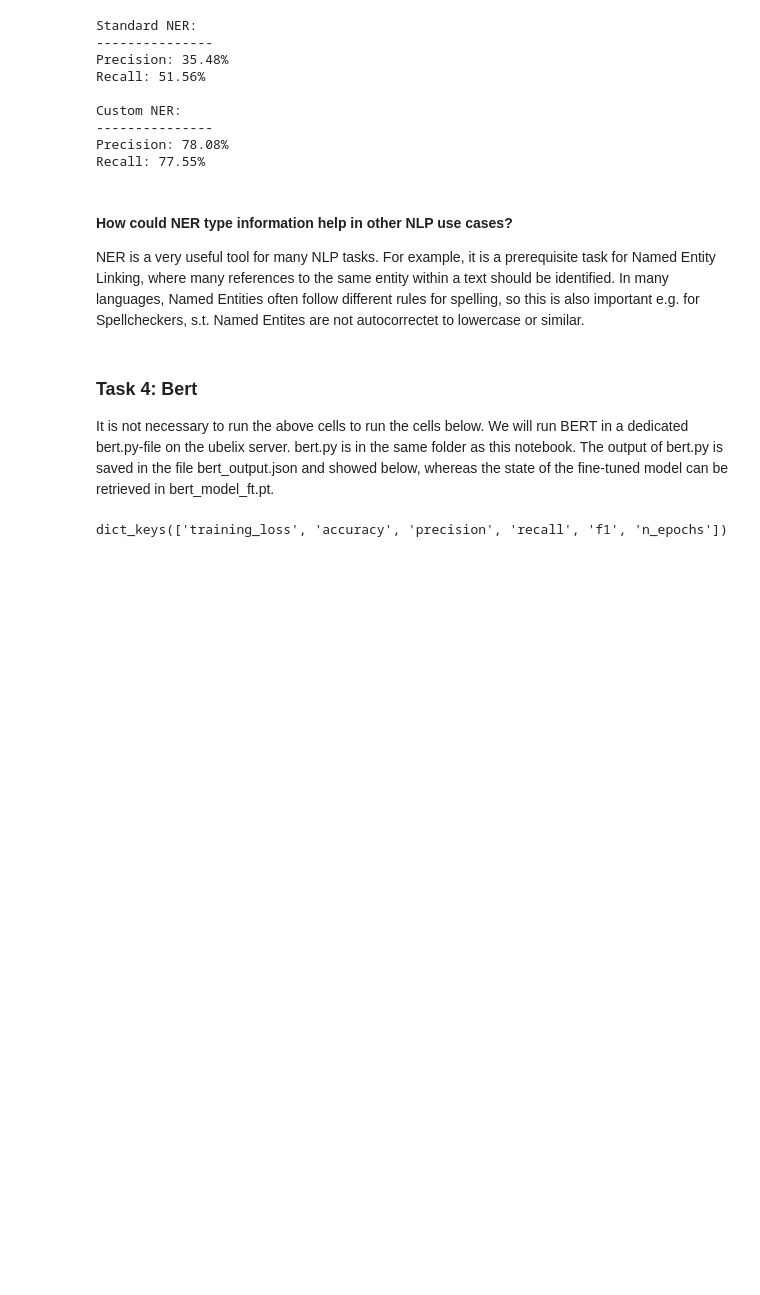
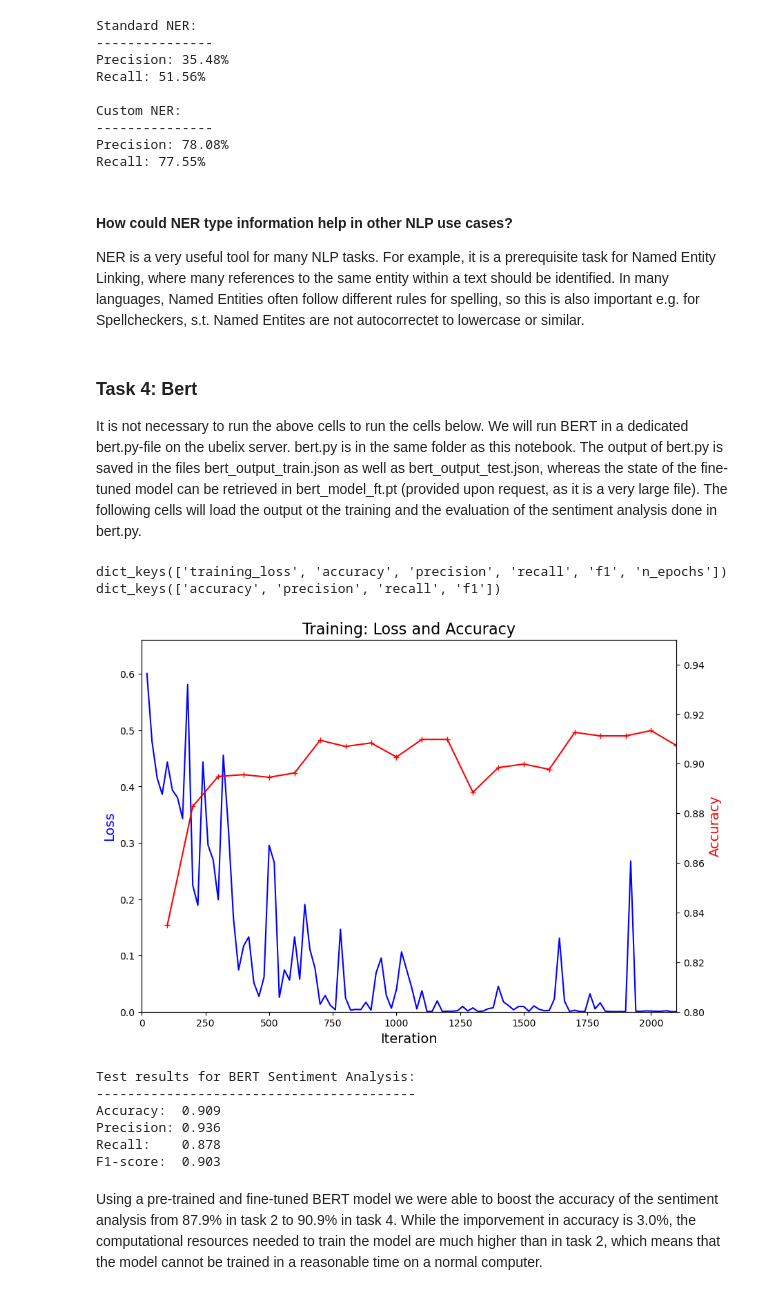
Before and after one commit to homolan13/twitter_mental_health, a Jupyter notebook: project_TimYanis.ipynb, the cells around one changed output. Drawn from its saved outputs; the diff is of its cells as text; code cells hidden in the pictures; blank space fills up the shorter version.

```diff
--- a/project_TimYanis.ipynb
+++ b/project_TimYanis.ipynb
@@ -676,15 +676,69 @@ NER is a very useful tool for many NLP tasks.  For example, it is a prerequisite
 # %% [markdown]
 ### Task 4: Bert
 It is not necessary to run the above cells to run the cells below.
-We will run BERT in a dedicated bert.py-file on the ubelix server. bert.py is in the same folder as this notebook. The output of bert.py is saved in the file bert_output.json and showed below, whereas the state of the fine-tuned model can be retrieved in bert_model_ft.pt.
+We will run BERT in a dedicated bert.py-file on the ubelix server. bert.py is in the same folder as this notebook. The output of bert.py is saved in the files bert_output_train.json as well as bert_output_test.json, whereas the state of the fine-tuned model can be retrieved in bert_model_ft.pt (provided upon request, as it is a very large file). The following cells will load the output ot the training and the evaluation of the sentiment analysis done in bert.py.
 # %%
 import json
 import numpy as np
 import matplotlib.pyplot as plt
 # %%
-with open('output/bert_output.json', 'r') as f:
-    output_dict = json.load(f)
+with open('output/bert_output_train.json', 'r') as f:
+    train_dict = json.load(f)
+with open('output/bert_output_test.json', 'r') as f:
+    test_dict = json.load(f)
 
-print(output_dict.keys())
+print(train_dict.keys())
+print(test_dict.keys())
 # %% [output]
 dict_keys(['training_loss', 'accuracy', 'precision', 'recall', 'f1', 'n_epochs'])
+dict_keys(['accuracy', 'precision', 'recall', 'f1'])
+# %%
+# Plot TRAINING loss and accuracy
+it_loss = [item[0] for item in train_dict['training_loss']]
+loss = [item[1] for item in train_dict['training_loss']]
+it_acc = [item[0] for item in train_dict['accuracy']]
+acc = [item[1] for item in train_dict['accuracy']]
+
+
+fig = plt.figure(figsize=(10,7))
+ax1 = fig.gca()
+ax2 = ax1.twinx()
+
+plt.title('Training: Loss and Accuracy', fontsize=16)
+
+ax1.set_xlim(0, it_loss[-1])
+ax1.set_xlabel('Iteration', fontsize=14)
+
+ax1.plot(it_loss, loss, 'b', label='Training Loss')
+ax1.set_ylim(0, 1.1*max(loss))
+ax1.set_ylabel('Loss', color='b', fontsize=14)
+
+ax2.plot(it_acc, acc, 'r-+', label='Training Accuracy')
+ax2.set_ylim(0.8, 0.95)
+ax2.set_ylabel('Accuracy', color='r', fontsize=14)
+
+plt.show()
+# %% [output]
+[figure, added]
+# %%
+# Print TEST accuracy, precision, recall and f1-score
+acc = test_dict['accuracy']
+pre = test_dict['precision']
+rec = test_dict['recall']
+f1  = test_dict['f1']
+
+print('Test results for BERT Sentiment Analysis:')
+print(41*'-')
+print(f'Accuracy:  {acc:.3f}')
+print(f'Precision: {pre:.3f}')
+print(f'Recall:    {rec:.3f}')
+print(f'F1-score:  {f1:.3f}')
+# %% [output]
+Test results for BERT Sentiment Analysis:
+-----------------------------------------
+Accuracy:  0.909
+Precision: 0.936
+Recall:    0.878
+F1-score:  0.903
+# %% [markdown]
+Using a pre-trained and fine-tuned BERT model we were able to boost the accuracy of the sentiment analysis from 87.9% in task 2 to 90.9% in task 4. While the imporvement in accuracy is 3.0%, the computational resources needed to train the model are much higher than in task 2, which means that the model cannot be trained in a reasonable time on a normal computer.
```
Also changed, not shown: 4 other files.
